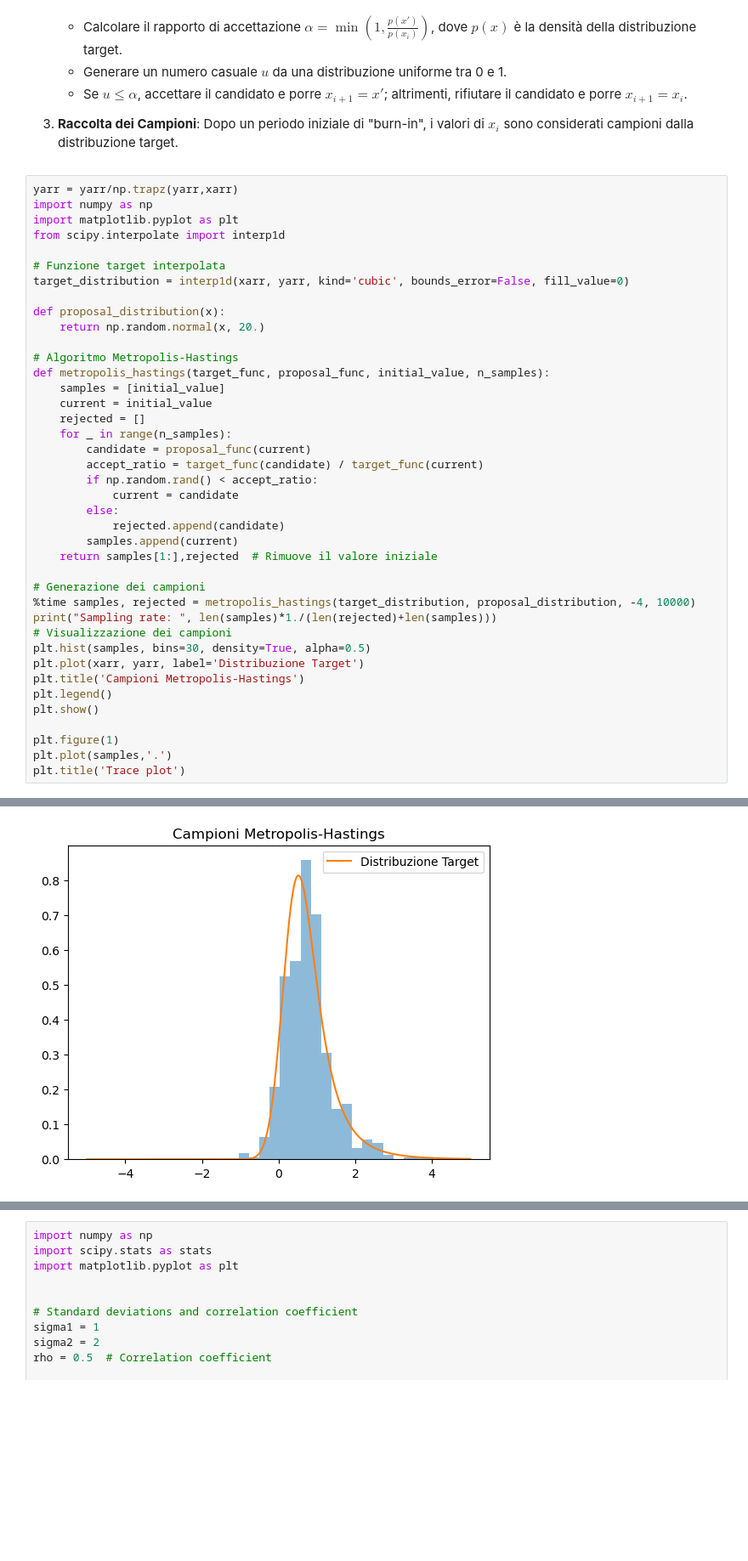
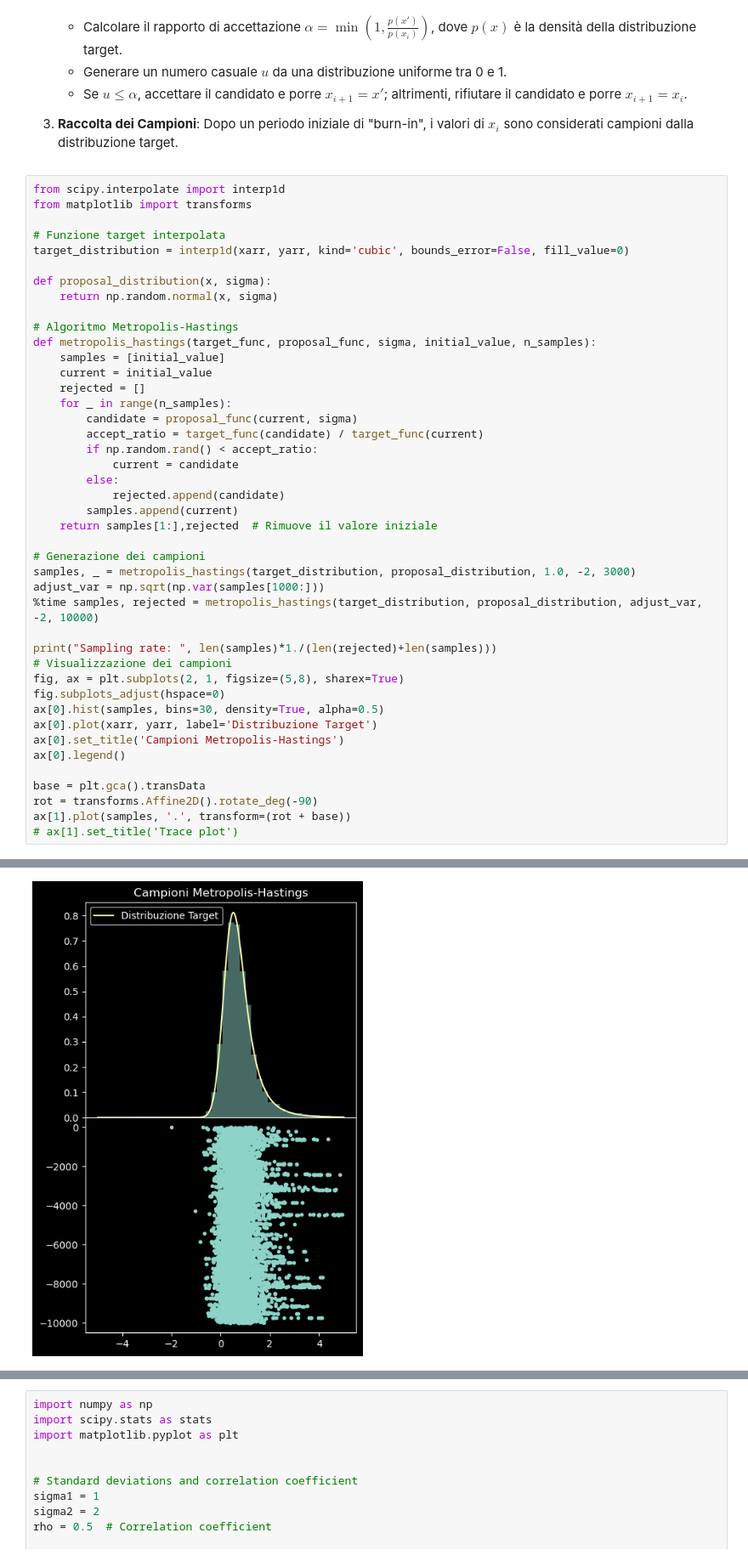
Before and after one commit to LucaFTP/Sidereo_Ex, a Jupyter notebook: Random_Numbers.ipynb, the cells around one changed output, grey strips where cells are left out. Shown at 85% size. Cells and saved outputs as stored; diff of their text form; blank space fills up the shorter version.

```diff
--- a/Random_Numbers.ipynb
+++ b/Random_Numbers.ipynb
@@ -1544,24 +1592,22 @@ L'algoritmo Metropolis-Hastings crea una catena di Markov in cui lo stato succes
 
 3. **Raccolta dei Campioni**: Dopo un periodo iniziale di "burn-in", i valori di $x_i$ sono considerati campioni dalla distribuzione target.
 # %%
-yarr = yarr/np.trapz(yarr,xarr)
-import numpy as np
-import matplotlib.pyplot as plt
 from scipy.interpolate import interp1d
+from matplotlib import transforms
 
 # Funzione target interpolata
 target_distribution = interp1d(xarr, yarr, kind='cubic', bounds_error=False, fill_value=0)
 
-def proposal_distribution(x):
-    return np.random.normal(x, 20.)
+def proposal_distribution(x, sigma):
+    return np.random.normal(x, sigma)
 
 # Algoritmo Metropolis-Hastings
-def metropolis_hastings(target_func, proposal_func, initial_value, n_samples):
+def metropolis_hastings(target_func, proposal_func, sigma, initial_value, n_samples):
     samples = [initial_value]
     current = initial_value
     rejected = []
     for _ in range(n_samples):
-        candidate = proposal_func(current)
+        candidate = proposal_func(current, sigma)
         accept_ratio = target_func(candidate) / target_func(current)
         if np.random.rand() < accept_ratio:
             current = candidate
@@ -1571,16 +1617,21 @@ def metropolis_hastings(target_func, proposal_func, initial_value, n_samples):
     return samples[1:],rejected  # Rimuove il valore iniziale
 
 # Generazione dei campioni
-%time samples, rejected = metropolis_hastings(target_distribution, proposal_distribution, -4, 10000)
+samples, _ = metropolis_hastings(target_distribution, proposal_distribution, 1.0, -2, 3000)
+adjust_var = np.sqrt(np.var(samples[1000:]))
+%time samples, rejected = metropolis_hastings(target_distribution, proposal_distribution, adjust_var, -2, 10000)
+
 print("Sampling rate: ", len(samples)*1./(len(rejected)+len(samples)))
 # Visualizzazione dei campioni
-plt.hist(samples, bins=30, density=True, alpha=0.5)
-plt.plot(xarr, yarr, label='Distribuzione Target')
-plt.title('Campioni Metropolis-Hastings')
-plt.legend()
-plt.show()
+fig, ax = plt.subplots(2, 1, figsize=(5,8), sharex=True)
+fig.subplots_adjust(hspace=0)
+ax[0].hist(samples, bins=30, density=True, alpha=0.5)
+ax[0].plot(xarr, yarr, label='Distribuzione Target')
+ax[0].set_title('Campioni Metropolis-Hastings')
+ax[0].legend()
 
-plt.figure(1)
-plt.plot(samples,'.')
-plt.title('Trace plot')
+base = plt.gca().transData
+rot = transforms.Affine2D().rotate_deg(-90)
+ax[1].plot(samples, '.', transform=(rot + base))
+# ax[1].set_title('Trace plot')
 # %% [output]
@@ -1590 +1642 @@ Sampling rate:  0.509061290979434
-[figure, old version]
+[figure, new version]
```
Also changed, not shown: parts of 8 cells of this notebook, 2 other files.
